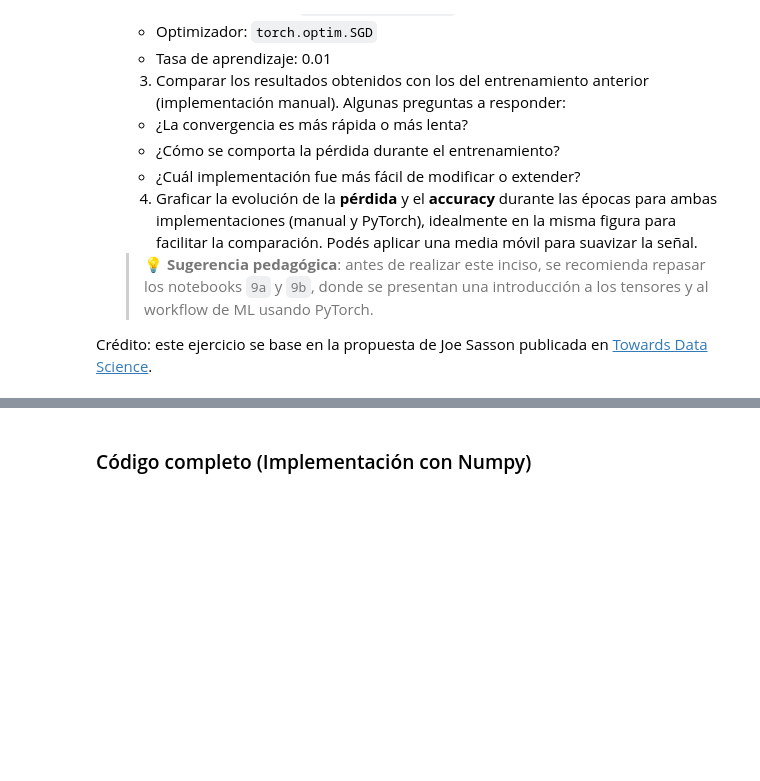
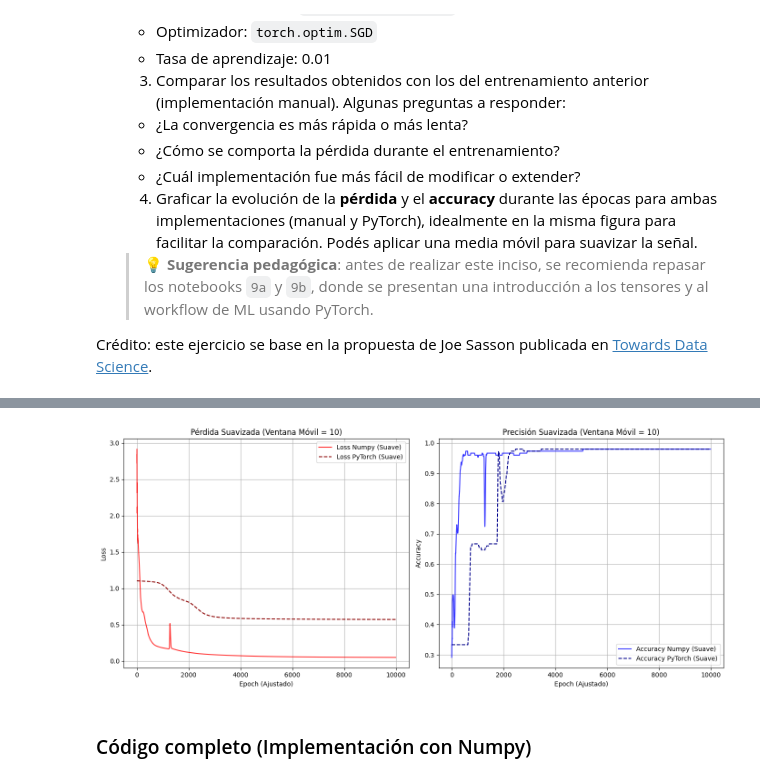
Before and after one commit to tusar-verma/Machine-learning-2c2026, a Jupyter notebook: notebooks/notebook_09_redes_neuronales-published.ipynb, the cells around one changed output, grey strips where cells are left out. Cells and saved outputs as stored; diff of their text form; code cells hidden in the pictures; blank space fills up the shorter version.

```diff
--- a/notebooks/notebook_09_redes_neuronales-published.ipynb
+++ b/notebooks/notebook_09_redes_neuronales-published.ipynb
@@ -457,3 +592,49 @@ Crédito: este ejercicio se base en la propuesta de Joe Sasson publicada en [Tow
+# %%
+def suavizar_senal(valores, tamano_ventana=5):
+    """
+    Aplica una media móvil para suavizar las métricas ruidosas.
+    """
+    ventana = np.ones(tamano_ventana) / tamano_ventana
+    return np.convolve(valores, ventana, mode='valid')
+
+tamano_ventana = 10
+
+# Suavizado de las métricas manuales (NumPy) de las primeras 200 épocas
+loss_np_suave = suavizar_senal(np_loss_200, tamano_ventana=tamano_ventana)
+acc_np_suave = suavizar_senal(np_acc_200, tamano_ventana=tamano_ventana)
+
+# Suavizado de las métricas de PyTorch
+loss_torch_suave = suavizar_senal(loss_torch_history, tamano_ventana=tamano_ventana)
+acc_torch_suave = suavizar_senal(acc_torch_history, tamano_ventana=tamano_ventana)
+
+rango_suave = range(len(loss_np_suave))
+
+plt.figure(figsize=(14, 6))
+
+# Gráfico comparativo suavizado de Pérdida
+plt.subplot(1, 2, 1)
+plt.plot(rango_suave, loss_np_suave, label='Loss Numpy (Suave)', color='red', alpha=0.8)
+plt.plot(rango_suave, loss_torch_suave, label='Loss PyTorch (Suave)', color='darkred', linestyle='--')
+plt.title(f'Pérdida Suavizada (Ventana Móvil = {tamano_ventana})')
+plt.xlabel('Epoch (Ajustado)')
+plt.ylabel('Loss')
+plt.grid(True)
+plt.legend()
+
+# Gráfico comparativo suavizado de Precisión
+plt.subplot(1, 2, 2)
+plt.plot(rango_suave, acc_np_suave, label='Accuracy Numpy (Suave)', color='blue', alpha=0.8)
+plt.plot(rango_suave, acc_torch_suave, label='Accuracy PyTorch (Suave)', color='darkblue', linestyle='--')
+plt.title(f'Precisión Suavizada (Ventana Móvil = {tamano_ventana})')
+plt.xlabel('Epoch (Ajustado)')
+plt.ylabel('Accuracy')
+plt.grid(True)
+plt.legend()
+
+plt.tight_layout()
+plt.show()
+# %% [output]
+[figure, added]
 # %% [markdown]
 ### Código completo (Implementación con Numpy)
 # %%
```
Also changed, not shown: parts of 2 cells of this notebook.
